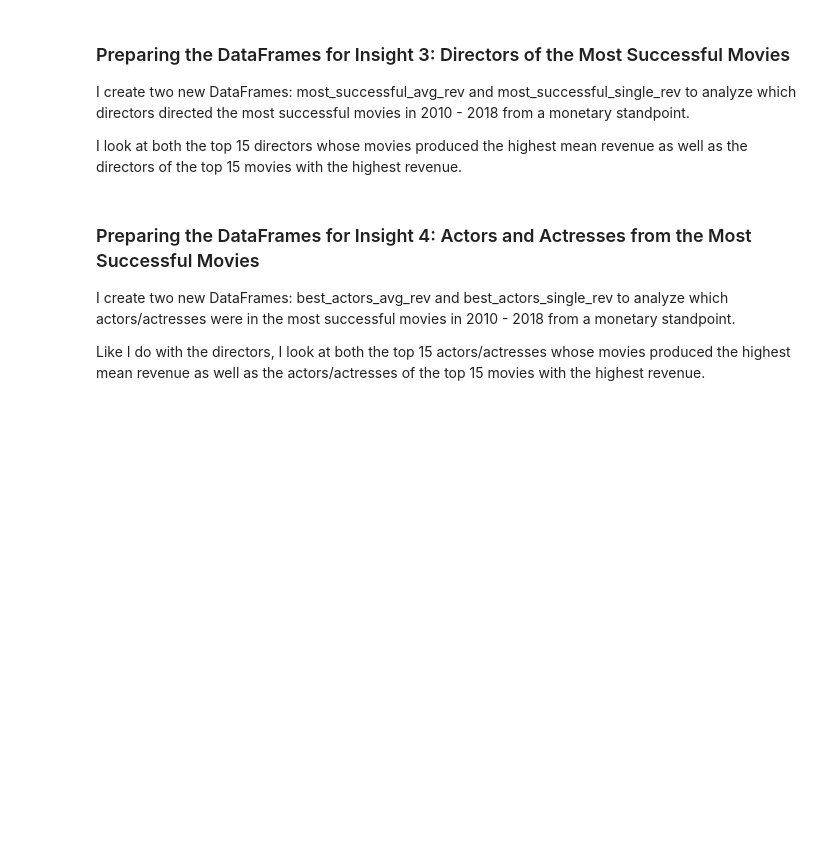
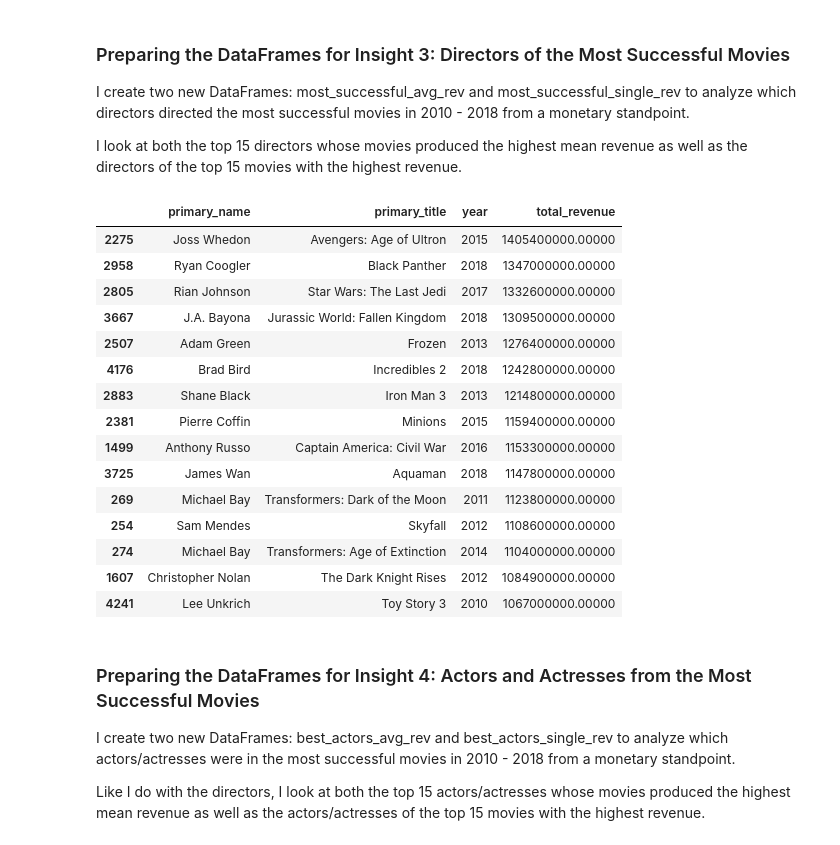
Before and after one commit to jordanate/microsoft-movie-studios-EDA, a Jupyter notebook: phase-1-project-notebook.ipynb, the cells around one changed output. Cells and saved outputs as stored; diff of their text form; code cells hidden in the pictures; blank space fills up the shorter version.

```diff
--- a/Phase 1 Project Notebook.ipynb
+++ b/phase-1-project-notebook.ipynb
@@ -655,20 +655,42 @@ most_successful = most_successful.drop(columns = ['original_title', 'genres', 'n
 # %%
 #Making a DataDrame of the directors with the highest mean revenue in 2010-2018
 most_successful_avg_rev = most_successful.groupby('primary_name')['total_revenue']\
                                             .mean().sort_values(ascending = False).head(15)
 
 most_successful_avg_rev = most_successful_avg_rev.to_frame()
 most_successful_avg_rev = most_successful_avg_rev.reset_index()
 
 #Making a DataFrame of the directors with the highest revenue from a single movie in 2010-2018
 most_successful_single_rev = most_successful[['primary_name','primary_title','year','total_revenue',]]\
                             .sort_values(by = 'total_revenue', ascending = False).head(15)
 
 #Creating a list of directors that appear in both of the above DataFrames
 best_directors = []
 for x in most_successful_avg_rev['primary_name']:
     if x in most_successful_single_rev['primary_name'].values:
             best_directors.append(x)
+
+#Editing the way 'Michael Bay' appears in the visualization
+#because his name occurs twice in the DataFrame (differentiating between the occurences)
+most_successful_single_rev.iloc[12,0] = 'Michael Bay '
+most_successful_single_rev
+# %% [output]
+|  | primary_name | primary_title | year | total_revenue |
+| 2275 | Joss Whedon | Avengers: Age of Ultron | 2015 | 1405400000.00000 |
+| 2958 | Ryan Coogler | Black Panther | 2018 | 1347000000.00000 |
+| 2805 | Rian Johnson | Star Wars: The Last Jedi | 2017 | 1332600000.00000 |
+| 3667 | J.A. Bayona | Jurassic World: Fallen Kingdom | 2018 | 1309500000.00000 |
+| 2507 | Adam Green | Frozen | 2013 | 1276400000.00000 |
+| 4176 | Brad Bird | Incredibles 2 | 2018 | 1242800000.00000 |
+| 2883 | Shane Black | Iron Man 3 | 2013 | 1214800000.00000 |
+| 2381 | Pierre Coffin | Minions | 2015 | 1159400000.00000 |
+| 1499 | Anthony Russo | Captain America: Civil War | 2016 | 1153300000.00000 |
+| 3725 | James Wan | Aquaman | 2018 | 1147800000.00000 |
+| 269 | Michael Bay | Transformers: Dark of the Moon | 2011 | 1123800000.00000 |
+| 254 | Sam Mendes | Skyfall | 2012 | 1108600000.00000 |
+| 274 | Michael Bay | Transformers: Age of Extinction | 2014 | 1104000000.00000 |
+| 1607 | Christopher Nolan | The Dark Knight Rises | 2012 | 1084900000.00000 |
+| 4241 | Lee Unkrich | Toy Story 3 | 2010 | 1067000000.00000 |
 # %% [markdown]
 ### Preparing the DataFrames for Insight 4: Actors and Actresses from the Most Successful Movies
 
```
Also changed, not shown: parts of 17 cells of this notebook.
